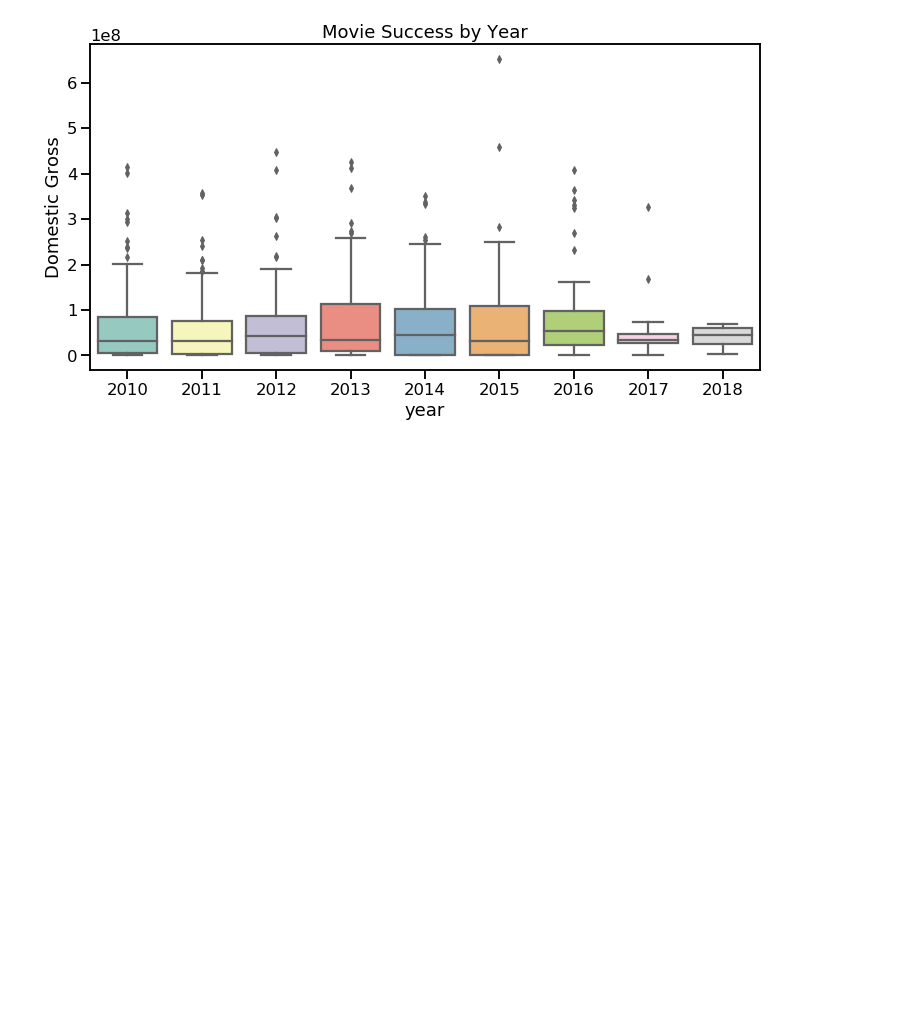
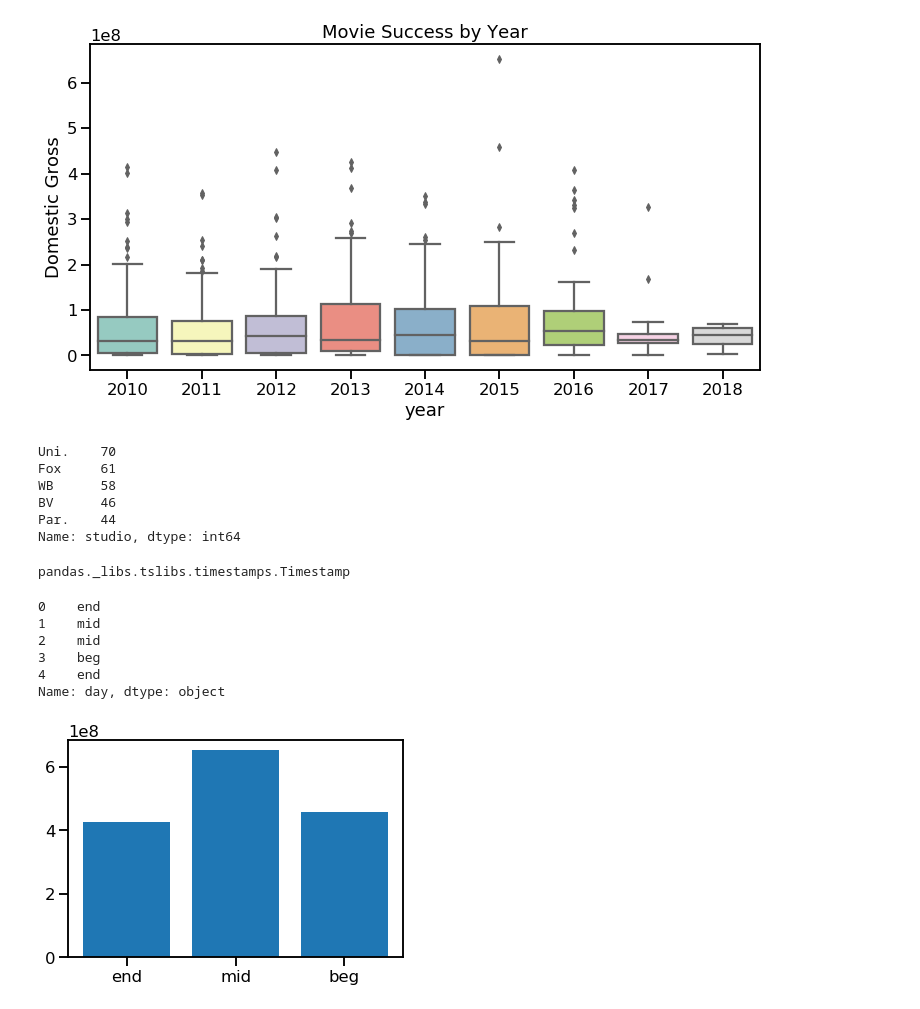
Before and after one commit to k-christensen/K_and_A_movie_project, a Jupyter notebook: K_visualizations.ipynb, the cells around one changed output. Saved outputs shown, nothing was run; the diff lists cells and outputs as text; code cells hidden in the pictures; blank space fills up the shorter version.

```diff
--- a/K_visualizations.ipynb
+++ b/K_visualizations.ipynb
@@ -204,3 +155,30 @@ overall_movie_dom_gross = df[['month', 'domestic_gross']].groupby('month').descr
 drama_dom_gross = df.loc[df['Drama'] == 1][['month', 'domestic_gross']].groupby('month').describe()
 # %%
 comedy_dom_gross = df.loc[df['Comedy'] == 1][['month', 'domestic_gross']].groupby('month').describe()
+# %%
+df['studio'].value_counts().head(5)
+# %% [output]
+Uni.    70
+Fox     61
+WB      58
+BV      46
+Par.    44
+Name: studio, dtype: int64
+# %%
+type(df['release_date'][0])
+# %% [output]
+pandas._libs.tslibs.timestamps.Timestamp
+# %%
+df['day']= df['release_date'].apply(lambda x: 'beg' if x.day < 11 else('mid' if x.day < 21 else 'end'))
+# %% [output]
+0    end
+1    mid
+2    mid
+3    beg
+4    end
+Name: day, dtype: object
+# %%
+plt.bar(x = df['day'], height = df['domestic_gross'])
+plt.show()
+# %% [output]
+[figure, added]
```
Also changed, not shown: parts of 10 cells of this notebook, 4 other files.
